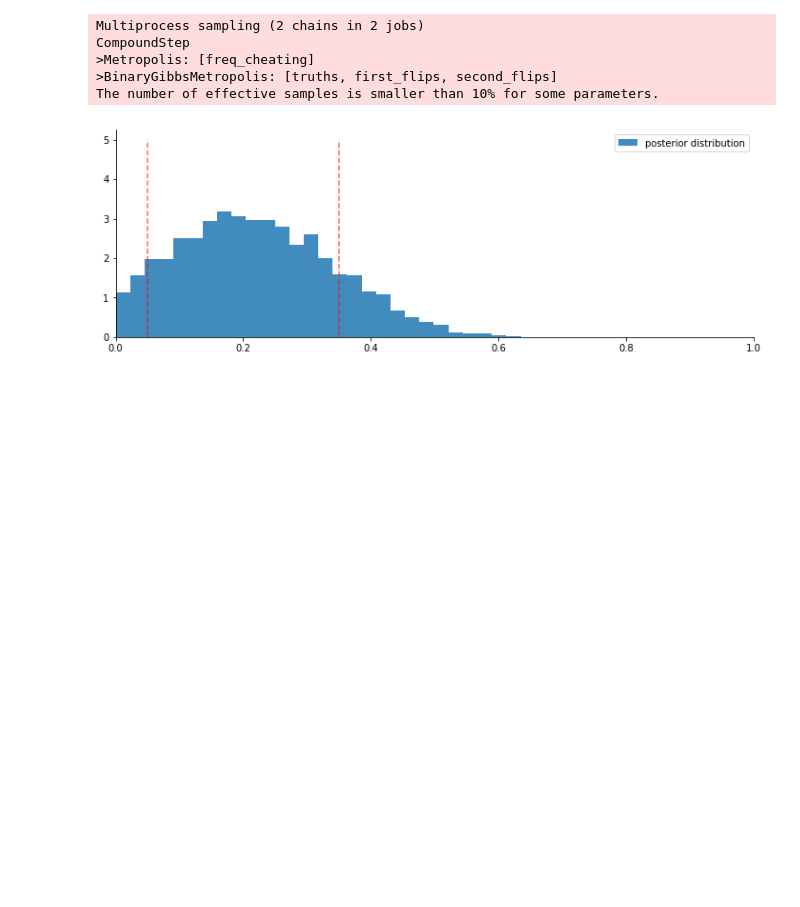
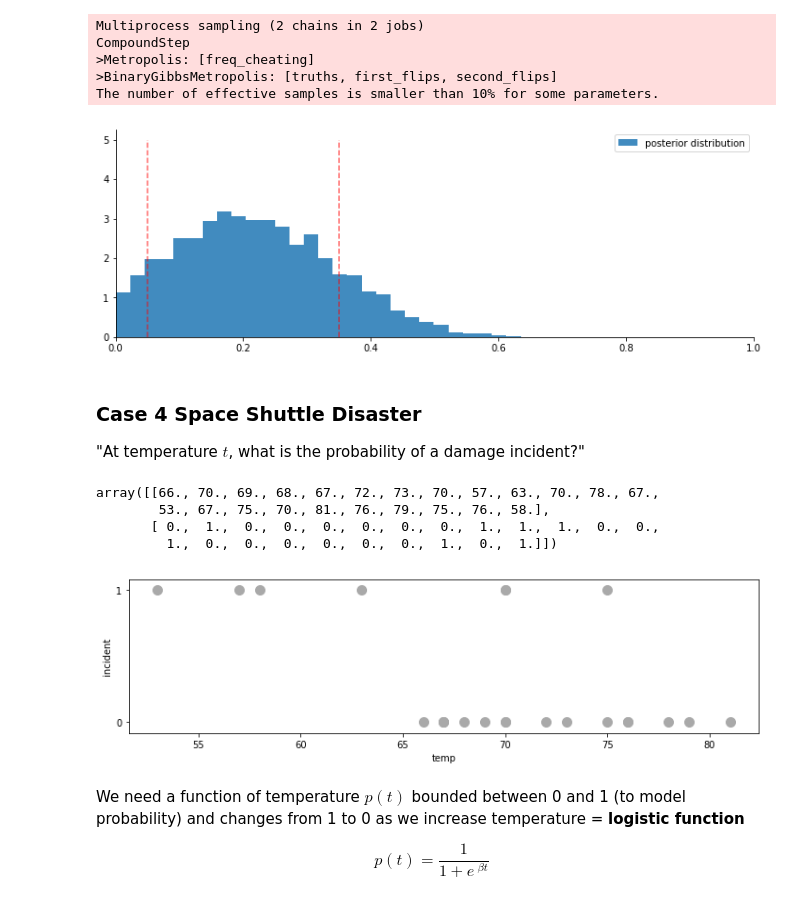
Before and after one commit to rmania/datascience, a Jupyter notebook: ml_models/2_0_Bayesian_models.ipynb, the cells around one changed output. Saved outputs shown, nothing was run; the diff lists cells and outputs as text; code cells hidden in the pictures; blank space fills up the shorter version.

Commit message:
practised case 4

```diff
--- a/ml_models/2_0_Bayesian_models.ipynb
+++ b/ml_models/2_0_Bayesian_models.ipynb
@@ -529,3 +529,29 @@ _ = ax.legend(loc='best')
 remove_borders(ax)
 # %% [output]
 [figure]
+# %% [markdown]
+### Case 4 Space Shuttle Disaster
+
+"At temperature $t$, what is the probability of a damage incident?"
+# %%
+data.T
+# %% [output]
+array([[66., 70., 69., 68., 67., 72., 73., 70., 57., 63., 70., 78., 67.,
+        53., 67., 75., 70., 81., 76., 79., 75., 76., 58.],
+       [ 0.,  1.,  0.,  0.,  0.,  0.,  0.,  0.,  1.,  1.,  1.,  0.,  0.,
+         1.,  0.,  0.,  0.,  0.,  0.,  0.,  1.,  0.,  1.]])
+# %%
+np.set_printoptions(precision=3, suppress=True)
+data = np.genfromtxt(PATH + 'incidents.csv', skip_header=1, usecols=[1,2],
+                    missing_values='NA', delimiter=',')
+data = data[~np.isnan(data[:,1])]
+
+fig, ax = plt.subplots(figsize=[12,3])
+ax.scatter(data[:,0], data[:,1], s=100, color='darkgrey')
+_ = ax.set(ylabel='incident', yticks=[0,1], xlabel='temp')
+# %% [output]
+[figure, added]
+# %% [markdown]
+We need a function of temperature $p(t)$ bounded between 0 and 1 (to model probability) and changes from 1 to 0 as we increase temperature = **logistic function**
+
+$$p(t) = \frac{1}{ 1 + e^{ \;\beta t } } $$
```
Also changed, not shown: parts of 16 cells of this notebook.
